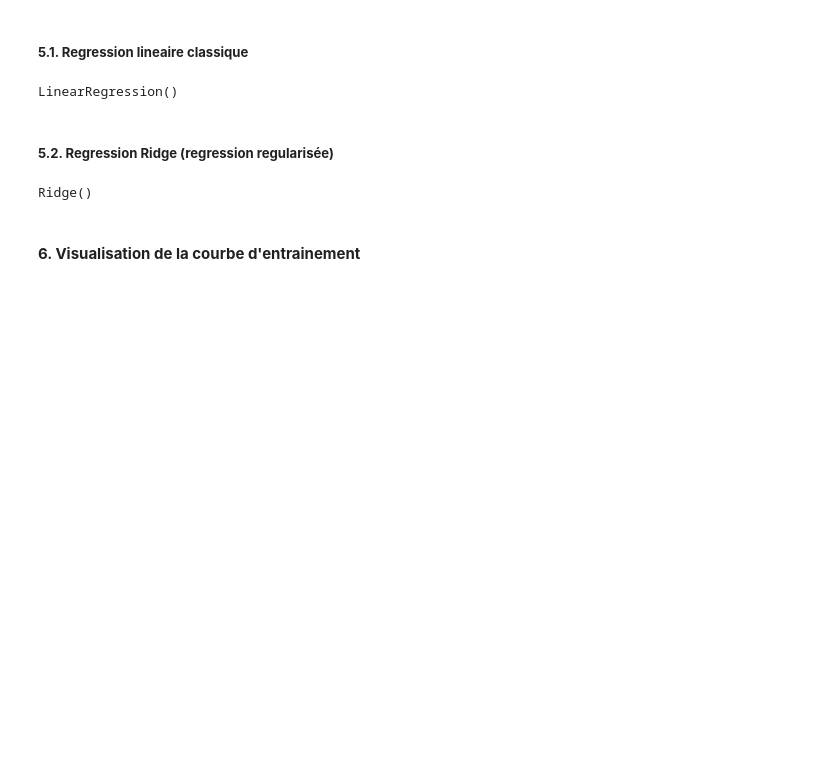
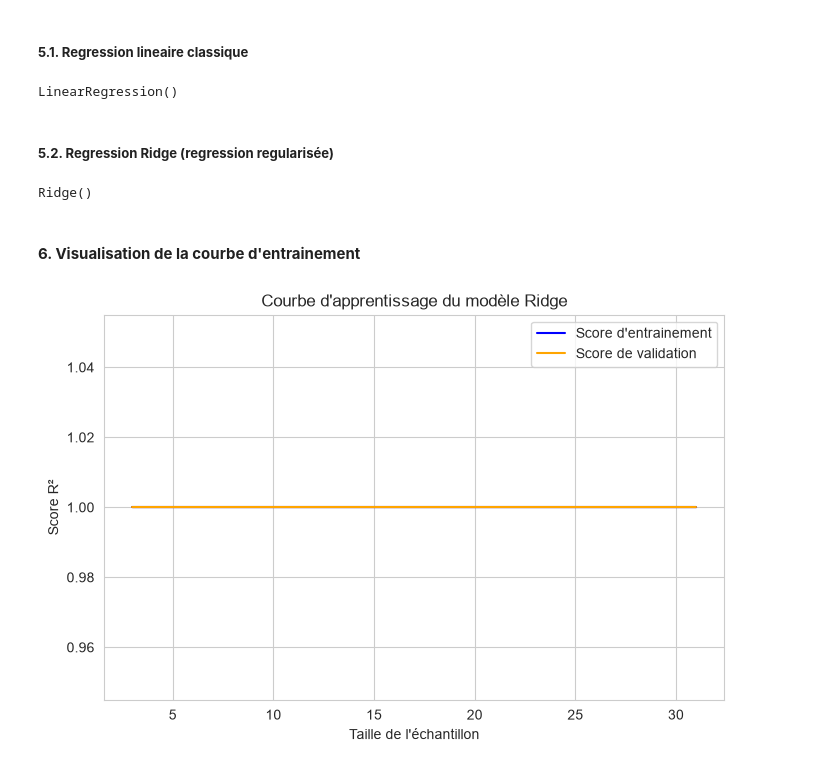
Before and after one commit to Emushame/ML-BAC4-2026, a Jupyter notebook: PROJET-ML/02. Regression - Prediction maison.ipynb, the cells around one changed output. Drawn from its saved outputs; the diff is of its cells as text; code cells hidden in the pictures; blank space fills up the shorter version.

```diff
--- a/PROJET-ML/02. Regression - Prediction maison.ipynb
+++ b/PROJET-ML/02. Regression - Prediction maison.ipynb
@@ -161,8 +161,29 @@ Ridge()
 # %%
 # visualisation de la courbe d'entrainement (learning curve)
 # Calculer les scores d'entrainement et de validation croisée pour différentes tailles d'échantillons
 
 train_sizes, train_scores, val_scores = learning_curve(model_ridge, X_train,
                                                        y_train, cv=5,
                                                        scoring='r2',
                                                        train_sizes=np.linspace(0.1, 1.0, 10))
+
+# calcul de moyenne et de l'écart type des scores d'entrainement et de validation
+train_scores_mean = np.mean(train_scores, axis=1)
+train_scores_std = np.std(train_scores, axis=1)
+val_scores_mean = np.mean(val_scores, axis=1)
+val_scores_std = np.std(val_scores, axis=1)
+
+# tracer de la courbe d'entrainement
+plt.figure(figsize=(8, 5))
+sns.set_style("whitegrid")
+plt.plot(train_sizes, train_scores_mean, label='Score d\'entrainement', color='blue')
+plt.fill_between(train_sizes, train_scores_mean - train_scores_std, train_scores_mean + train_scores_std, alpha=0.2, color='blue')
+plt.plot(train_sizes, val_scores_mean, label='Score de validation', color='orange')
+plt.fill_between(train_sizes, val_scores_mean - val_scores_std, val_scores_mean + val_scores_std, alpha=0.2, color='orange')
+plt.xlabel('Taille de l\'échantillon')
+plt.ylabel('Score R²')
+plt.title('Courbe d\'apprentissage du modèle Ridge')
+plt.legend()
+plt.show()
+# %% [output]
+[figure, added]
```
